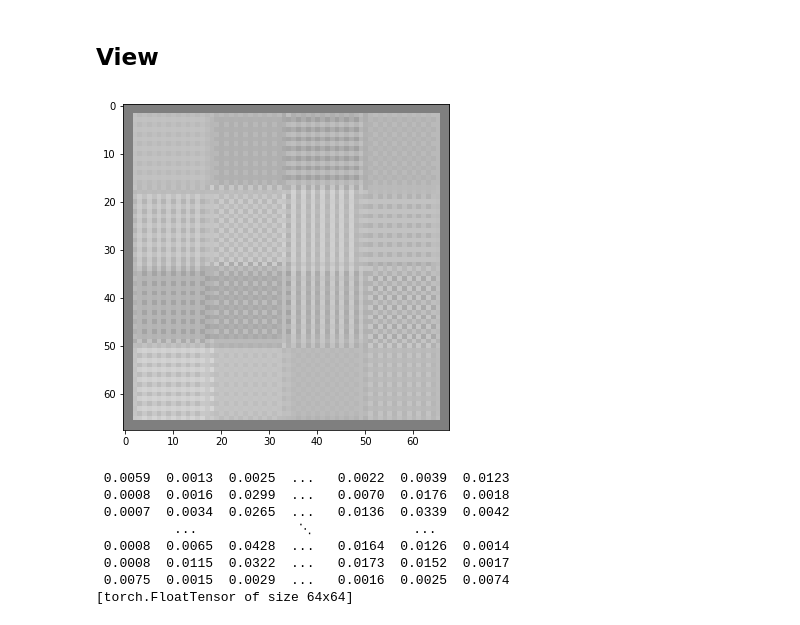
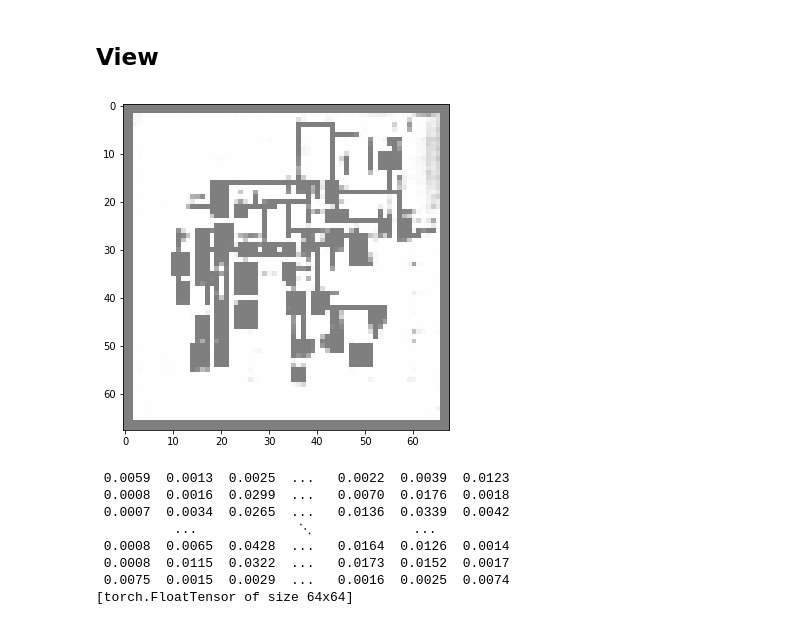
Before and after one commit to flend/courses, a Jupyter notebook: dungeonlearning/wgan-pytorch-dungeon.ipynb, the cells around one changed output. Cells and saved outputs as stored; diff of their text form; code cells hidden in the pictures.

```diff
--- a/dungeonlearning/wgan-pytorch-dungeon.ipynb
+++ b/dungeonlearning/wgan-pytorch-dungeon.ipynb
@@ -56,6 +54,6 @@ def weights_init(m):
         m.weight.data.normal_(1.0, 0.02)
         m.bias.data.fill_(0)
 # %%
-netG = DCGAN_G(sz, nz, 1, 64, 1, 5).cuda()
+netG = DCGAN_GU2(sz, nz, 1, 64, 1, 1).cuda()
 netG.apply(weights_init);
 # %%
@@ -167,9 +197,9 @@ plt.plot(lossD)
 # %%
 fake = netG(fixed_noise).data.cpu()
 # %%
-show(vutils.make_grid(fake[6:7,:,:,:]))
+show(vutils.make_grid(fake[5:6,:,:,:]))
 # %% [output]
-[figure, old version]
+[figure, new version]
 # %%
 fake[44,0,:,:]
 # %% [output]
```
Also changed, not shown: parts of 8 cells of this notebook, 1 other file.
